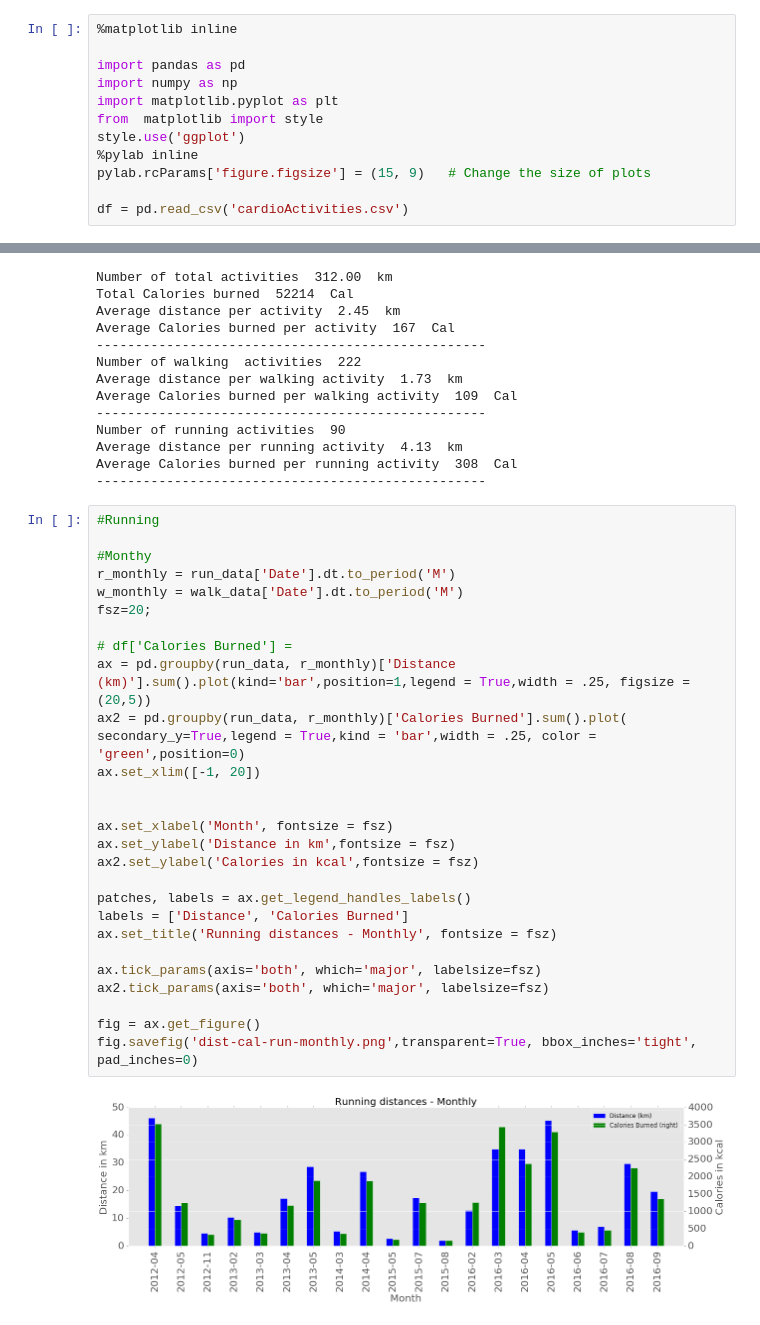
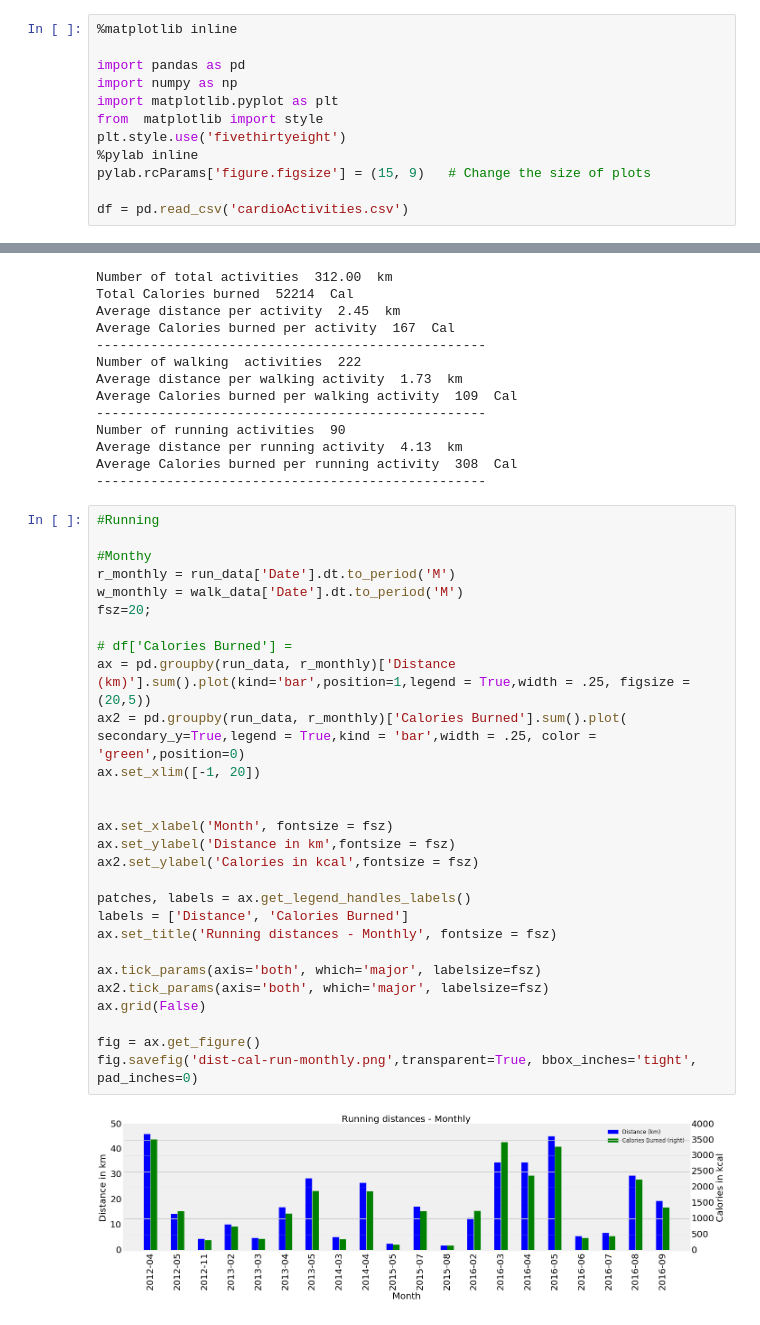
Before and after one commit to harshkn/Runkeeper-Analysis, a Jupyter notebook: runkeeper.ipynb, the cells around one changed output, grey strips where cells are left out. Cells and saved outputs as stored; diff of their text form.

```diff
--- a/runkeeper.ipynb
+++ b/runkeeper.ipynb
@@ -5,7 +5,7 @@ import pandas as pd
 import numpy as np
 import matplotlib.pyplot as plt
 from  matplotlib import style
-style.use('ggplot')
+plt.style.use('fivethirtyeight')
 %pylab inline
 pylab.rcParams['figure.figsize'] = (15, 9)   # Change the size of plots
 
@@ -62,32 +62,33 @@ Average Calories burned per running activity  308  Cal
 # %%
 #Running
 
 #Monthy
 r_monthly = run_data['Date'].dt.to_period('M')
 w_monthly = walk_data['Date'].dt.to_period('M')
 fsz=20;
 
 # df['Calories Burned'] =
 ax = pd.groupby(run_data, r_monthly)['Distance (km)'].sum().plot(kind='bar',position=1,legend = True,width = .25, figsize = (20,5))
 ax2 = pd.groupby(run_data, r_monthly)['Calories Burned'].sum().plot( secondary_y=True,legend = True,kind = 'bar',width = .25, color = 'green',position=0)
 ax.set_xlim([-1, 20])
 
 
 ax.set_xlabel('Month', fontsize = fsz)
 ax.set_ylabel('Distance in km',fontsize = fsz)
 ax2.set_ylabel('Calories in kcal',fontsize = fsz)
 
 patches, labels = ax.get_legend_handles_labels()
 labels = ['Distance', 'Calories Burned']
 ax.set_title('Running distances - Monthly', fontsize = fsz)
 
 ax.tick_params(axis='both', which='major', labelsize=fsz)
 ax2.tick_params(axis='both', which='major', labelsize=fsz)
+ax.grid(False)
 
 fig = ax.get_figure()
 fig.savefig('dist-cal-run-monthly.png',transparent=True, bbox_inches='tight', pad_inches=0)
 # %% [output]
-[figure, old version]
+[figure, new version]
 # %%
 #Walking
 
```
Also changed, not shown: parts of 6 cells of this notebook, 11 other files.
